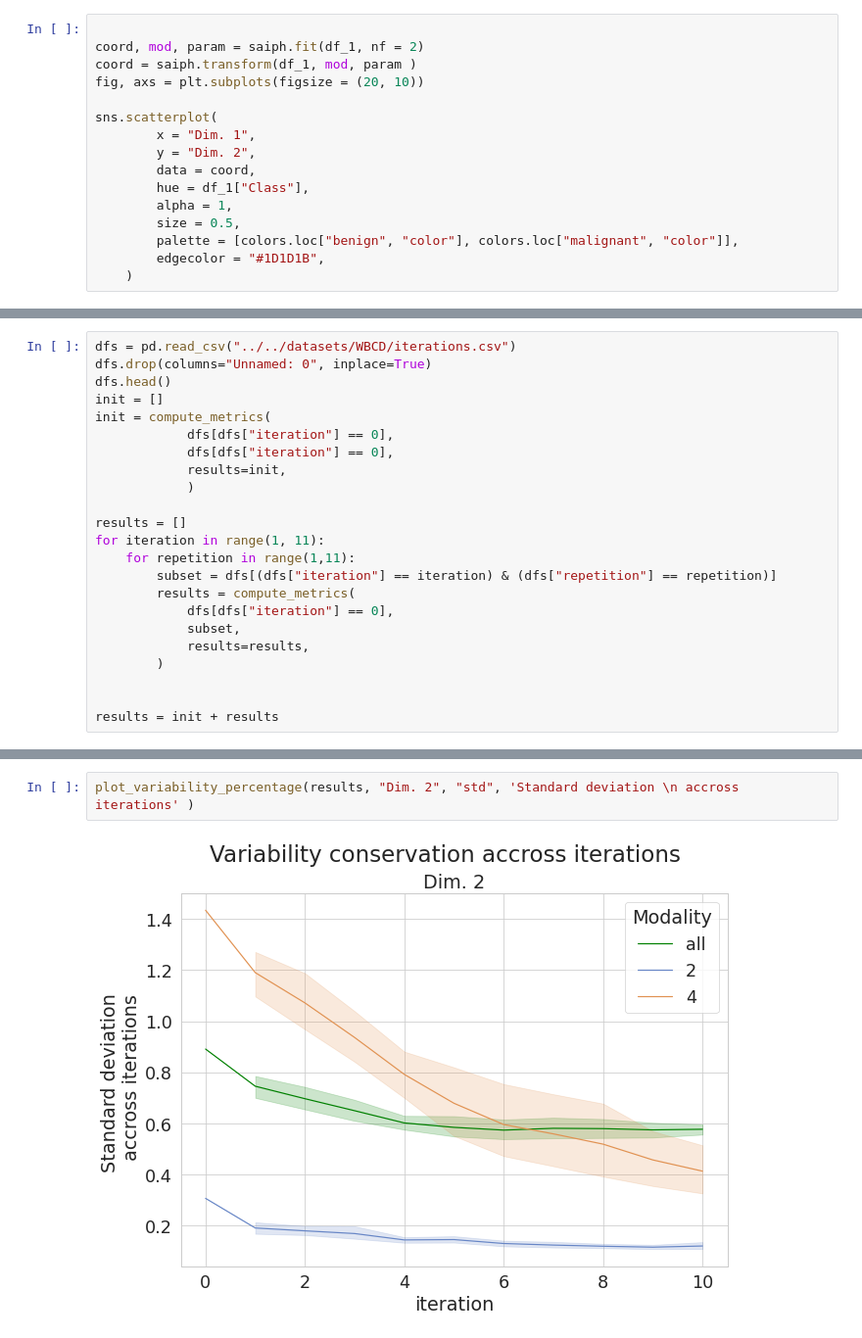
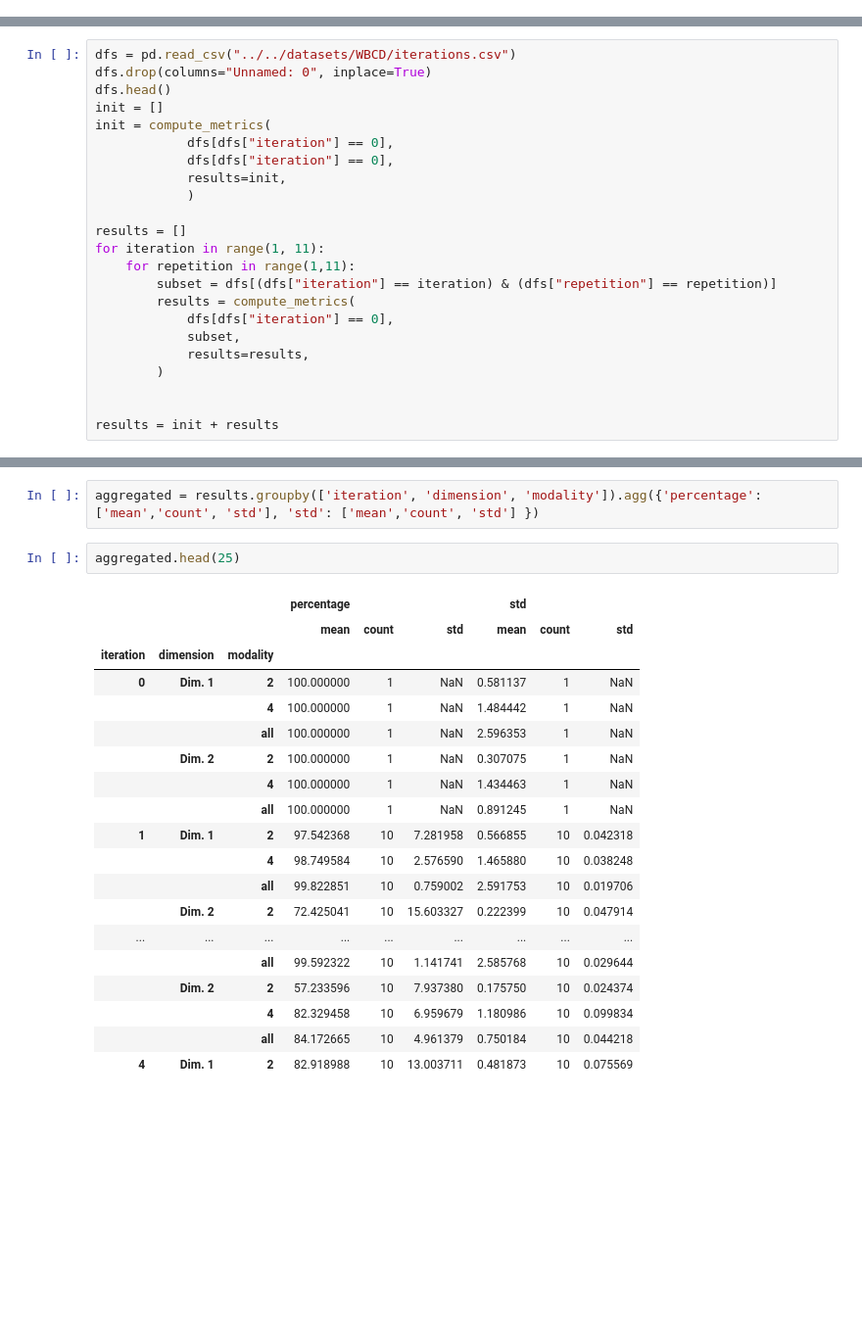
Before and after one commit to octopize/avatar-paper, a Jupyter notebook: notebooks/final_figure/2.Iteration_WBCD.ipynb, the cells around one changed output, grey strips where cells are left out. Shown at 98% size. Cells and saved outputs as stored; diff of their text form; blank space fills up the shorter version.

```diff
--- a/notebooks/final_figure/2.Iteration_WBCD.ipynb
+++ b/notebooks/final_figure/2.Iteration_WBCD.ipynb
@@ -122,19 +124,3 @@ def projection_plot(records_set, avatars_set, variable_visualization, iter, colo
 
     ax1.set_title("Iteration: {}".format(iter))
     return ax1
-# %%
-
-coord, mod, param = saiph.fit(df_1, nf = 2)
-coord = saiph.transform(df_1, mod, param )
-fig, axs = plt.subplots(figsize = (20, 10))
-
-sns.scatterplot(
-        x = "Dim. 1",
-        y = "Dim. 2",
-        data = coord,
-        hue = df_1["Class"],
-        alpha = 1,
-        size = 0.5,
-        palette = [colors.loc["benign", "color"], colors.loc["malignant", "color"]],
-        edgecolor = "#1D1D1B",
-    )
@@ -350,4 +312,24 @@ plot_variability_percentage(results, "Dim. 2", "percentage", 'Percentage of vari
-# %%
-plot_variability_percentage(results, "Dim. 2", "std", 'Standard deviation \n accross iterations' )
-# %% [output]
-[figure, removed]
+# %%
+aggregated = results.groupby(['iteration', 'dimension', 'modality']).agg({'percentage': ['mean','count', 'std'], 'std': ['mean','count', 'std'] })
+# %%
+aggregated.head(25)
+# %% [output]
+|  |  |  | percentage |  |  | std |  |  |
+|  |  |  | mean | count | std | mean | count | std |
+| iteration | dimension | modality |  |  |  |  |  |  |
+| 0 | Dim. 1 | 2 | 100.000000 | 1 | NaN | 0.581137 | 1 | NaN |
+|  |  | 4 | 100.000000 | 1 | NaN | 1.484442 | 1 | NaN |
+|  |  | all | 100.000000 | 1 | NaN | 2.596353 | 1 | NaN |
+|  | Dim. 2 | 2 | 100.000000 | 1 | NaN | 0.307075 | 1 | NaN |
+|  |  | 4 | 100.000000 | 1 | NaN | 1.434463 | 1 | NaN |
+|  |  | all | 100.000000 | 1 | NaN | 0.891245 | 1 | NaN |
+| 1 | Dim. 1 | 2 | 97.542368 | 10 | 7.281958 | 0.566855 | 10 | 0.042318 |
+|  |  | 4 | 98.749584 | 10 | 2.576590 | 1.465880 | 10 | 0.038248 |
+|  |  | all | 99.822851 | 10 | 0.759002 | 2.591753 | 10 | 0.019706 |
+|  | Dim. 2 | 2 | 72.425041 | 10 | 15.603327 | 0.222399 | 10 | 0.047914 |
+| ... | ... | ... | ... | ... | ... | ... | ... | ... |
+|  |  | all | 99.592322 | 10 | 1.141741 | 2.585768 | 10 | 0.029644 |
+|  | Dim. 2 | 2 | 57.233596 | 10 | 7.937380 | 0.175750 | 10 | 0.024374 |
+|  |  | 4 | 82.329458 | 10 | 6.959679 | 1.180986 | 10 | 0.099834 |
+|  |  | all | 84.172665 | 10 | 4.961379 | 0.750184 | 10 | 0.044218 |
+| 4 | Dim. 1 | 2 | 82.918988 | 10 | 13.003711 | 0.481873 | 10 | 0.075569 |
```
Also changed, not shown: parts of 13 cells of this notebook, 5 other files.
